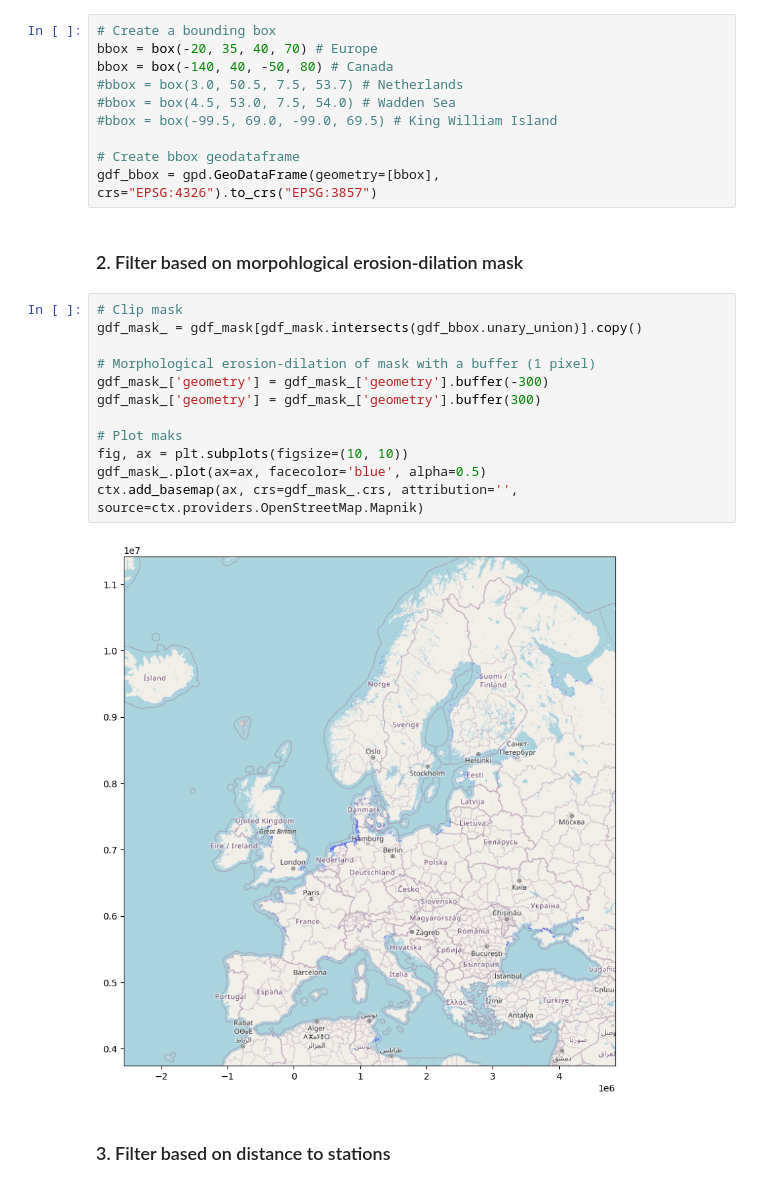
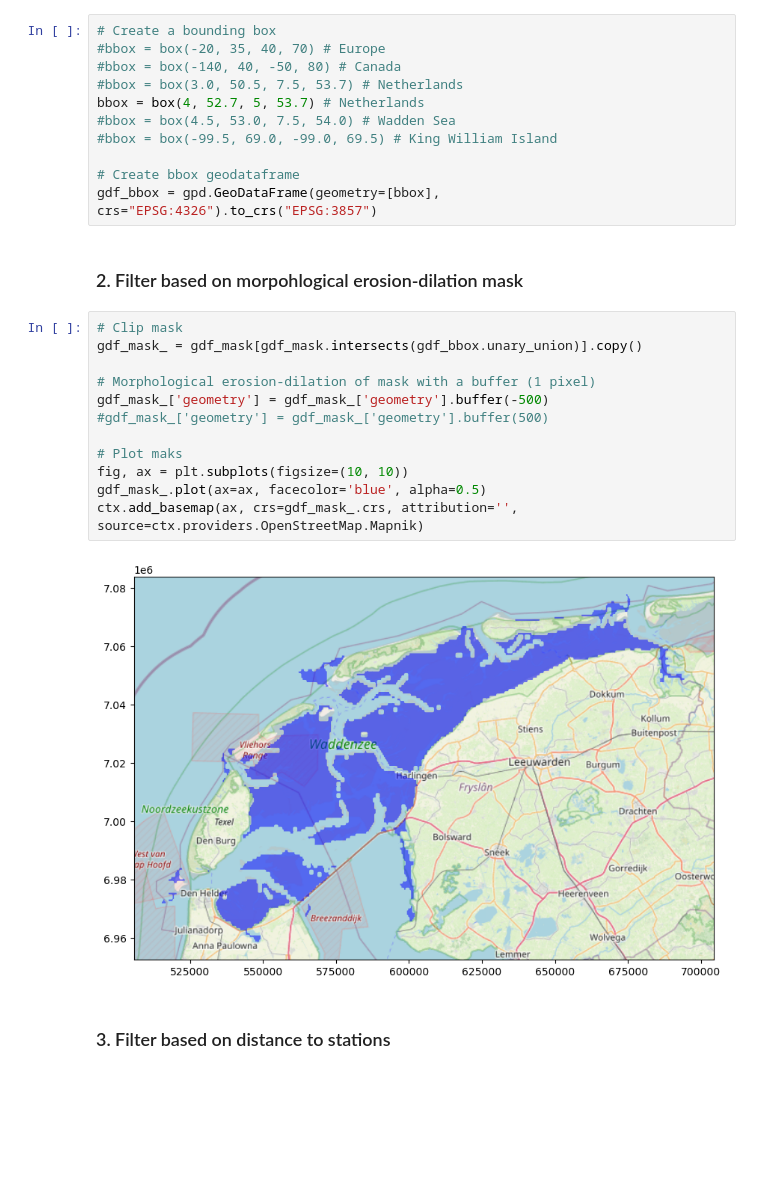
Before and after one commit to openearth/eo-bathymetry, a Jupyter notebook: notebooks/cmems-bathymetry/check_global_tiles.ipynb, the cells around one changed output. Saved outputs shown, nothing was run; the diff lists cells and outputs as text; blank space fills up the shorter version.

```diff
--- a/notebooks/cmems-bathymetry/check_global_tiles.ipynb
+++ b/notebooks/cmems-bathymetry/check_global_tiles.ipynb
@@ -482,9 +489,10 @@ gdf_stations = gpd.read_file(file_path_stations_geojson)
 gdf_stations = gdf_stations.to_crs("EPSG:3857")
 # %%
 # Create a bounding box
-bbox = box(-20, 35, 40, 70) # Europe
-bbox = box(-140, 40, -50, 80) # Canada
+#bbox = box(-20, 35, 40, 70) # Europe
+#bbox = box(-140, 40, -50, 80) # Canada
 #bbox = box(3.0, 50.5, 7.5, 53.7) # Netherlands
+bbox = box(4, 52.7, 5, 53.7) # Netherlands
 #bbox = box(4.5, 53.0, 7.5, 54.0) # Wadden Sea
 #bbox = box(-99.5, 69.0, -99.0, 69.5) # King William Island
 
@@ -495,17 +503,17 @@ gdf_bbox = gpd.GeoDataFrame(geometry=[bbox], crs="EPSG:4326").to_crs("EPSG:3857"
 # %%
 # Clip mask
 gdf_mask_ = gdf_mask[gdf_mask.intersects(gdf_bbox.unary_union)].copy()
 
 # Morphological erosion-dilation of mask with a buffer (1 pixel)
-gdf_mask_['geometry'] = gdf_mask_['geometry'].buffer(-300)
-gdf_mask_['geometry'] = gdf_mask_['geometry'].buffer(300)
+gdf_mask_['geometry'] = gdf_mask_['geometry'].buffer(-500)
+#gdf_mask_['geometry'] = gdf_mask_['geometry'].buffer(500)
 
 # Plot maks
 fig, ax = plt.subplots(figsize=(10, 10))
 gdf_mask_.plot(ax=ax, facecolor='blue', alpha=0.5)
 ctx.add_basemap(ax, crs=gdf_mask_.crs, attribution='', source=ctx.providers.OpenStreetMap.Mapnik)
 # %% [output]
-[figure, old version]
+[figure, new version]
 # %% [markdown]
 ### 3. Filter based on distance to stations
 # %%
```
Also changed, not shown: parts of 2 cells of this notebook.
